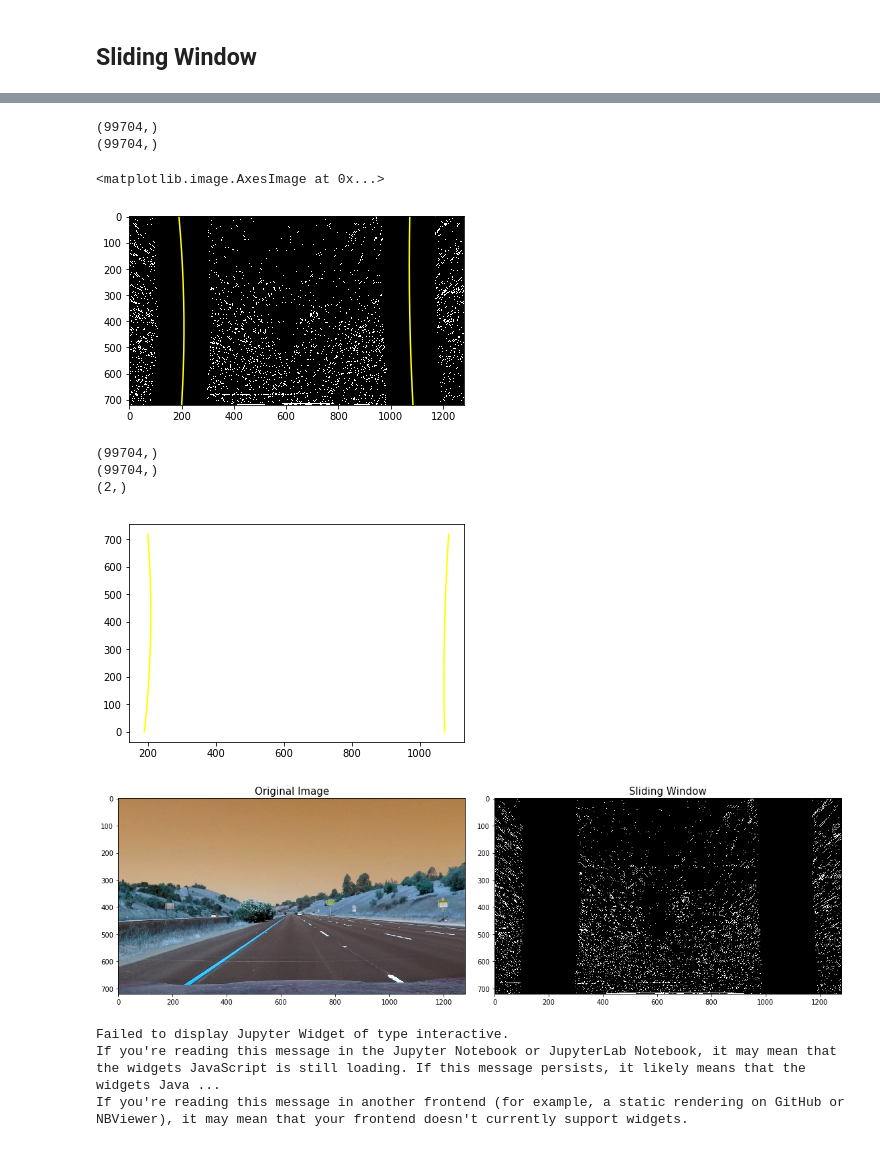
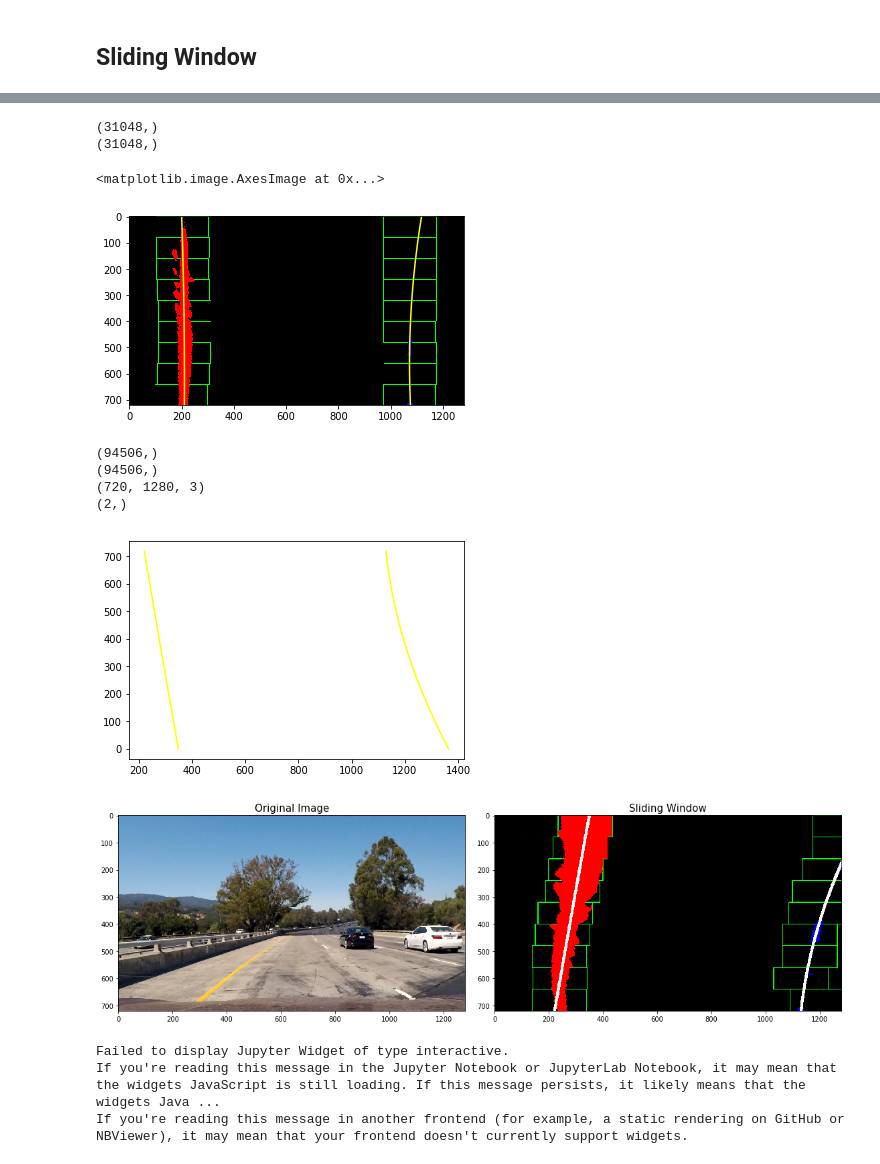
Before and after one commit to samiriff/Advanced-Lane-Line-Detection, a Jupyter notebook: P2.ipynb, the cells around one changed output, grey strips where cells are left out. Cells and saved outputs as stored; diff of their text form; code cells hidden in the pictures.

```diff
--- a/P2.ipynb
+++ b/P2.ipynb
@@ -564,17 +576,22 @@ plt.imshow(combined)
 # %%
 def warp_and_threshold():
     image_name = './test_images/straight_lines1.jpg'
-    img = cv2.imread(image_name)
+    img = readImage(image_name)
     original_image, warped_image = corners_unwarp_lane(img, mtx, dist, overlay_line_markings=False)
-    # plot_warped_images(original_image, warped_image)
+    plot_warped_images(original_image, warped_image)
 
     gradx, grady, mag_binary, dir_binary, combined_gradient_thresholds = gradient_thresholding(warped_image)
     # plot_threshold_gradient(img, gradx, grady, mag_binary, dir_binary, combined_gradient_thresholds)
 
     h_channel, l_channel, s_channel, combined_color_thresholds = color_thresholding(warped_image)
-    # plot_threshold_color(img, h_channel, l_channel, s_channel, combined_color_thresholds)
+    plot_threshold_color(img, h_channel, l_channel, s_channel, combined_color_thresholds)
+
+    # combined = combined_color_gradient_thresholding(img, combined_gradient_thresholds, combined_color_thresholds)
+    # merged = cv2.addWeighted(img, 1.0, make_multichannel(combined), 0.7, 0)
+    # plt.imshow(combined_color_thresholds)
 
     combined = combined_color_gradient_thresholding(warped_image, combined_gradient_thresholds, combined_color_thresholds)
-    return combined
+    print(combined.shape)
+    return s_channel
 # %%
 warp_and_threshold_result = warp_and_threshold()
@@ -698,15 +717,19 @@ def fit_polynomial(binary_warped):
     plt.plot(left_fitx, ploty, color='yellow')
     plt.plot(right_fitx, ploty, color='yellow')
 
-    return out_img
+    # Recast the x and y points into usable format for cv2.fillPoly()
+    left_pts = np.vstack((left_fitx,ploty)).astype(np.int32).T
+    right_pts = np.vstack((right_fitx,ploty)).astype(np.int32).T
+
+    return out_img, left_pts, right_pts
 # %%
-sliding_window_result = fit_polynomial(warp_and_threshold_result)
+sliding_window_result, left_pts, right_pts = fit_polynomial(warp_and_threshold_result)
 plt.imshow(sliding_window_result)
 # %% [output]
-(99704,)
-(99704,)
+(31048,)
+(31048,)
 <matplotlib.image.AxesImage at 0x...>
-[figure, old version]
+[figure, new version]
 # %%
 def pipeline(img):
     original_image, warped_image = corners_unwarp_lane(img, mtx, dist, overlay_line_markings=False)
@@ -718,12 +741,16 @@ def pipeline(img):
     h_channel, l_channel, s_channel, combined_color_thresholds = color_thresholding(warped_image)
     # plot_threshold_color(img, h_channel, l_channel, s_channel, combined_color_thresholds)
 
-    warp_and_threshold_result = combined_color_gradient_thresholding(warped_image, combined_gradient_thresholds, combined_color_thresholds)
+    # warp_and_threshold_result = combined_color_gradient_thresholding(warped_image, combined_gradient_thresholds, combined_color_thresholds)
     # plt.imshow(warp_and_threshold_result)
 
-    sliding_window_result = fit_polynomial(warp_and_threshold_result)
+    sliding_window_result, left_pts, right_pts = fit_polynomial(s_channel)
     # plt.imshow(sliding_window_result)
 
+    print(sliding_window_result.shape)
+    cv2.polylines(sliding_window_result,  [left_pts],  False,  (255, 255, 255),  10)
+    cv2.polylines(sliding_window_result,  [right_pts],  False,  (255, 255, 255),  10)
+
     return sliding_window_result
 # %%
 def plot_sliding_window_result(original_img, result_img):
@@ -737,16 +764,17 @@ def plot_sliding_window_result(original_img, result_img):
 
     plt.subplots_adjust(left=0., right=1, top=0.9, bottom=0.)
 # %%
-image_name = './test_images/straight_lines1.jpg'
-img = cv2.imread(image_name)
+image_name = './test_images/test1.jpg'
+img = readImage(image_name)
 result = pipeline(img)
 plot_sliding_window_result(img, result)
 # %% [output]
-(99704,)
-(99704,)
+(94506,)
+(94506,)
+(720, 1280, 3)
 (2,)
-[figure, old version]
+[figure, new version]
-[figure, old version]
+[figure, new version]
 # %%
 def f(x):
     return x
```
Also changed, not shown: parts of 14 cells of this notebook, 3 other files.
